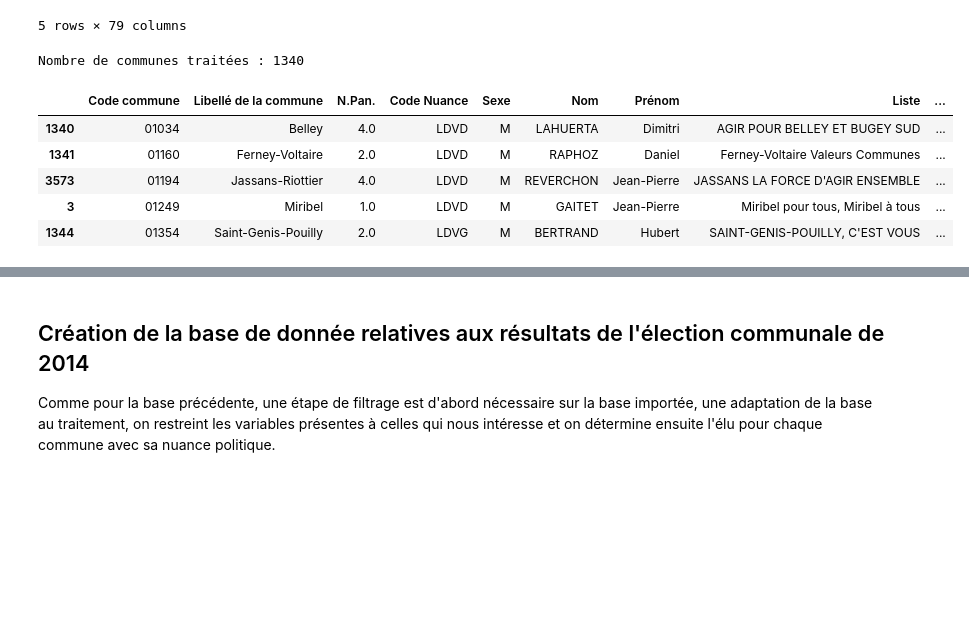
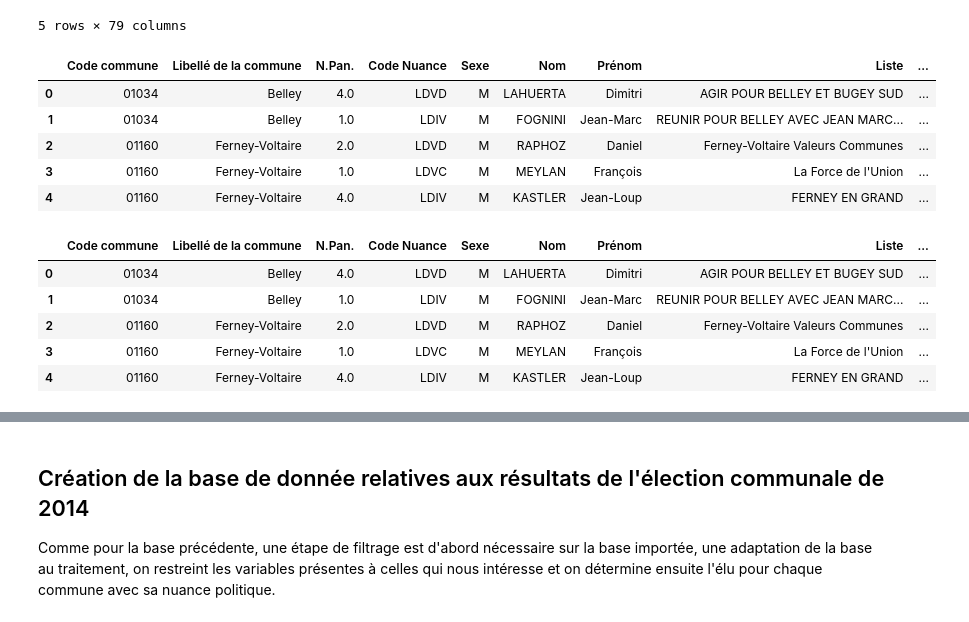
Before and after one commit to romainratajczyk/ENSAE-S1-Python-Project, a Jupyter notebook: Data formatting.ipynb, the cells around one changed output, grey strips where cells are left out. Cells and saved outputs as stored; diff of their text form; code cells hidden in the pictures; blank space fills up the shorter version.

Commit message:
changement data

```diff
--- a/Data formatting.ipynb
+++ b/Data formatting.ipynb
@@ -25,7 +25,7 @@ Pour des fins de comparabilité, nous avons choisit de concentrer notre analyse
 #Nous faisons le choix d'enlever les DROM, les COM, les Terres australes et la Nouvelle-Calédonie : code de département None ou supérieurs à 900
 #le département de corse du sud sera noté 201 au lieu de 2A et haute corse 202 au lieu de 2B
 resultats_2020 = pd.read_excel(
-    '/home/onyxia/work/Python-project/Data/2020-06-29-resultats-t2-communes-de-1000-hab-et-plus.xlsx',
+    '/home/onyxia/work/Python-project/Data/data_pour_nos_codes/data_elec/2020-06-29-resultats-t2-communes-de-1000-hab-et-plus.xlsx',
     header=0,
     dtype={'Code de la commune': str, 'Code du département': str}
 )
@@ -57,49 +57,63 @@ resultats_2020.head(5)
 commune_cols = ['Code commune', 'Libellé de la commune']
 
 candidate_fields = [
     'N.Pan.', 'Code Nuance', 'Sexe', 'Nom', 'Prénom', 'Liste',
     'Sièges / Elu', 'Sièges Secteur', 'Sièges CC', 'Voix', '% Voix/Ins', '% Voix/Exp'
 ]
 
 # Identification des blocs candidats et traitement pour chaque commune
 cols = list(resultats_2020.columns)
 start = cols.index('N.Pan.')
 k = len(candidate_fields)
 nblocks = (len(cols) - start) // k
 
 dfs = []
 for b in range(nblocks):
     blk_cols = cols[start + b*k : start + (b+1)*k]
     if len(blk_cols) < k: continue
 
     cand_df = resultats_2020[commune_cols + blk_cols].copy()
     cand_df.columns = commune_cols + candidate_fields
     cand_df = cand_df[cand_df['Nom'].notna()]
 
     dfs.append(cand_df)
 
 long_df_2020 = pd.concat(dfs, ignore_index=True)
 
-# Sélection du vainqueur pour chaque commune, avec son résultat en pourcentage
-long_df_2020['% Voix/Exp'] = pd.to_numeric(long_df_2020['% Voix/Exp'], errors='coerce')
-winners_2020 = long_df_2020.loc[long_df_2020.groupby('Code commune')['% Voix/Exp'].idxmax()].copy()
+long_df_sorted_res = long_df_2020.sort_values(
+    by=['% Voix/Exp'], ascending=False
+).reset_index(drop=True)
 
-winners_2020['D_elec_2020'] = np.where(
-    winners_2020["Code Nuance"].isna(),
-    np.nan,
-    winners_2020["Code Nuance"].isin(BLOC_GAUCHE_ECOLO).astype(int)
-)
+long_df_sorted = long_df_sorted_res.sort_values(
+    by=['Code commune']
+).reset_index(drop=True)
 
-print(f"Nombre de communes traitées : {len(winners_2020)}")
-display(winners_2020.head())
-
-# Export
-winners_2020.to_csv('elec_2020.csv', index=False)
+long_df_sorted.head(5)
 # %% [output]
-Nombre de communes traitées : 1340
 |  | Code commune | Libellé de la commune | N.Pan. | Code Nuance | Sexe | Nom | Prénom | Liste | ... |
-| 1340 | 01034 | Belley | 4.0 | LDVD | M | LAHUERTA | Dimitri | AGIR POUR BELLEY ET BUGEY SUD | ... |
-| 1341 | 01160 | Ferney-Voltaire | 2.0 | LDVD | M | RAPHOZ | Daniel | Ferney-Voltaire Valeurs Communes | ... |
-| 3573 | 01194 | Jassans-Riottier | 4.0 | LDVD | M | REVERCHON | Jean-Pierre | JASSANS LA FORCE D'AGIR ENSEMBLE | ... |
-| 3 | 01249 | Miribel | 1.0 | LDVD | M | GAITET | Jean-Pierre | Miribel pour tous, Miribel à tous | ... |
-| 1344 | 01354 | Saint-Genis-Pouilly | 2.0 | LDVG | M | BERTRAND | Hubert | SAINT-GENIS-POUILLY, C'EST VOUS | ... |
+| 0 | 01034 | Belley | 4.0 | LDVD | M | LAHUERTA | Dimitri | AGIR POUR BELLEY ET BUGEY SUD | ... |
+| 1 | 01034 | Belley | 1.0 | LDIV | M | FOGNINI | Jean-Marc | REUNIR POUR BELLEY AVEC JEAN MARC... | ... |
+| 2 | 01160 | Ferney-Voltaire | 2.0 | LDVD | M | RAPHOZ | Daniel | Ferney-Voltaire Valeurs Communes | ... |
+| 3 | 01160 | Ferney-Voltaire | 1.0 | LDVC | M | MEYLAN | François | La Force de l'Union | ... |
+| 4 | 01160 | Ferney-Voltaire | 4.0 | LDIV | M | KASTLER | Jean-Loup | FERNEY EN GRAND | ... |
+# %%
+idx = long_df_2020.groupby("Code commune")["% Voix/Exp"].idxmax()
+long_df_2020["winner"] = "no"
+long_df_2020.loc[idx, "winner"] = "yes"
+
+long_df_sorted_res = long_df_2020.sort_values(
+    by=['% Voix/Exp'], ascending=False
+).reset_index(drop=True)
+
+long_df_sorted = long_df_sorted_res.sort_values(
+    by=['Code commune']
+).reset_index(drop=True)
+
+long_df_sorted.head(5)
+# %% [output]
+|  | Code commune | Libellé de la commune | N.Pan. | Code Nuance | Sexe | Nom | Prénom | Liste | ... |
+| 0 | 01034 | Belley | 4.0 | LDVD | M | LAHUERTA | Dimitri | AGIR POUR BELLEY ET BUGEY SUD | ... |
+| 1 | 01034 | Belley | 1.0 | LDIV | M | FOGNINI | Jean-Marc | REUNIR POUR BELLEY AVEC JEAN MARC... | ... |
+| 2 | 01160 | Ferney-Voltaire | 2.0 | LDVD | M | RAPHOZ | Daniel | Ferney-Voltaire Valeurs Communes | ... |
+| 3 | 01160 | Ferney-Voltaire | 1.0 | LDVC | M | MEYLAN | François | La Force de l'Union | ... |
+| 4 | 01160 | Ferney-Voltaire | 4.0 | LDIV | M | KASTLER | Jean-Loup | FERNEY EN GRAND | ... |
```
Also changed, not shown: parts of 10 cells of this notebook, 2 other files.
